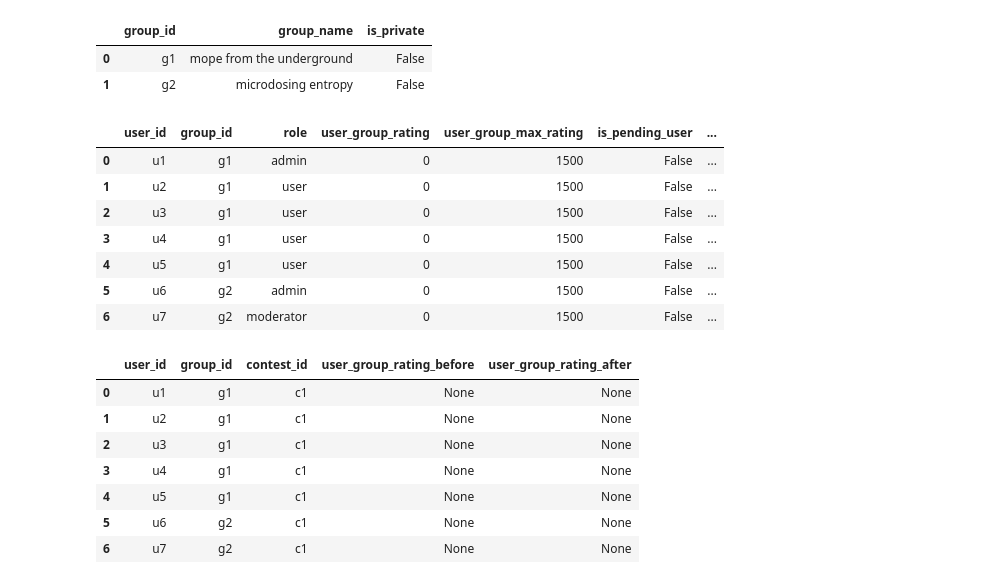
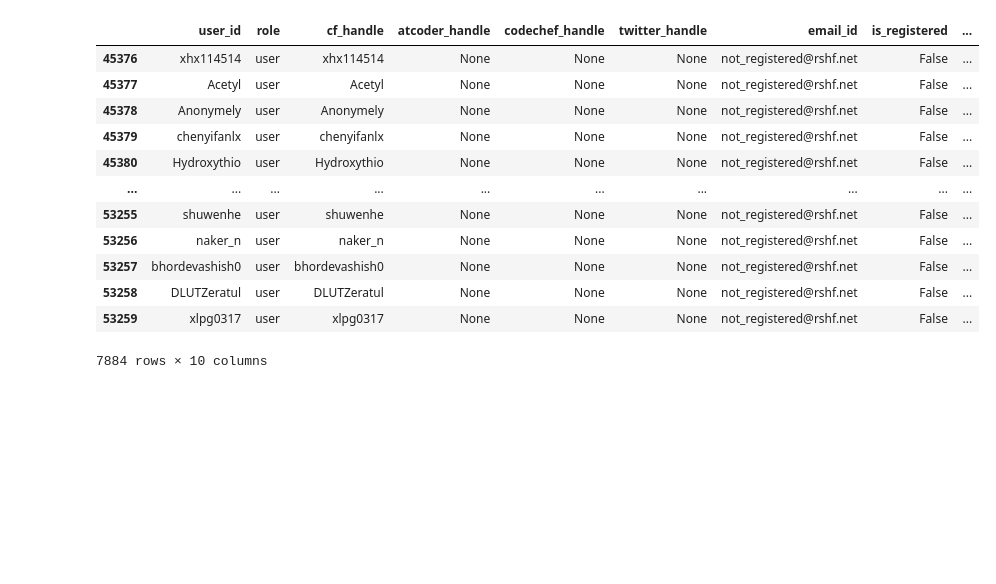
Before and after one commit to welcome-to-the-sunny-side/rshf, a Jupyter notebook: backend/db_playground.ipynb, the cells around one changed output. Cells and saved outputs as stored; diff of their text form; code cells hidden in the pictures; blank space fills up the shorter version.

Commit message:
is_registered flag to user table

```diff
--- a/backend/db_playground.ipynb
+++ b/backend/db_playground.ipynb
@@ -116,36 +0,0 @@ df
-# %%
-df = pd.read_sql("SELECT * FROM groups", engine)
-df
-# %% [output]
-|  | group_id | group_name | is_private |
-| 0 | g1 | mope from the underground | False |
-| 1 | g2 | microdosing entropy | False |
-# %%
-df = pd.read_sql("SELECT * FROM group_memberships", engine)
-df
-# %% [output]
-|  | user_id | group_id | role | user_group_rating | user_group_max_rating | is_pending_user | ... |
-| 0 | u1 | g1 | admin | 0 | 1500 | False | ... |
-| 1 | u2 | g1 | user | 0 | 1500 | False | ... |
-| 2 | u3 | g1 | user | 0 | 1500 | False | ... |
-| 3 | u4 | g1 | user | 0 | 1500 | False | ... |
-| 4 | u5 | g1 | user | 0 | 1500 | False | ... |
-| 5 | u6 | g2 | admin | 0 | 1500 | False | ... |
-| 6 | u7 | g2 | moderator | 0 | 1500 | False | ... |
-# %%
-df = pd.read_sql("SELECT * FROM contest_participations", engine)
-df
-Access to the file was denied
-
-The file at /home/evapilotno17/snap/code/191/.local/share/jupyter/runtime/jpserver-413724-open.html is not readable.
-
-    It may have been removed, moved, or file permissions may be preventing access.
-# %% [output]
-|  | user_id | group_id | contest_id | user_group_rating_before | user_group_rating_after |
-| 0 | u1 | g1 | c1 | None | None |
-| 1 | u2 | g1 | c1 | None | None |
-| 2 | u3 | g1 | c1 | None | None |
-| 3 | u4 | g1 | c1 | None | None |
-| 4 | u5 | g1 | c1 | None | None |
-| 5 | u6 | g2 | c1 | None | None |
-| 6 | u7 | g2 | c1 | None | None |
@@ -151,0 +3,18 @@ The file at /home/evapilotno17/snap/code/191/.local/share/jupyter/runtime/jpserv
+# %%
+df = to_df("users")
+# %%
+df[df.is_registered == False]
+# %% [output]
+|  | user_id | role | cf_handle | atcoder_handle | codechef_handle | twitter_handle | email_id | is_registered | ... |
+| 45376 | xhx114514 | user | xhx114514 | None | None | None | not_registered@rshf.net | False | ... |
+| 45377 | Acetyl | user | Acetyl | None | None | None | not_registered@rshf.net | False | ... |
+| 45378 | Anonymely | user | Anonymely | None | None | None | not_registered@rshf.net | False | ... |
+| 45379 | chenyifanlx | user | chenyifanlx | None | None | None | not_registered@rshf.net | False | ... |
+| 45380 | Hydroxythio | user | Hydroxythio | None | None | None | not_registered@rshf.net | False | ... |
+| ... | ... | ... | ... | ... | ... | ... | ... | ... | ... |
+| 53255 | shuwenhe | user | shuwenhe | None | None | None | not_registered@rshf.net | False | ... |
+| 53256 | naker_n | user | naker_n | None | None | None | not_registered@rshf.net | False | ... |
+| 53257 | bhordevashish0 | user | bhordevashish0 | None | None | None | not_registered@rshf.net | False | ... |
+| 53258 | DLUTZeratul | user | DLUTZeratul | None | None | None | not_registered@rshf.net | False | ... |
+| 53259 | xlpg0317 | user | xlpg0317 | None | None | None | not_registered@rshf.net | False | ... |
+7884 rows × 10 columns
```
Also changed, not shown: parts of 6 cells of this notebook, 8 other files.
